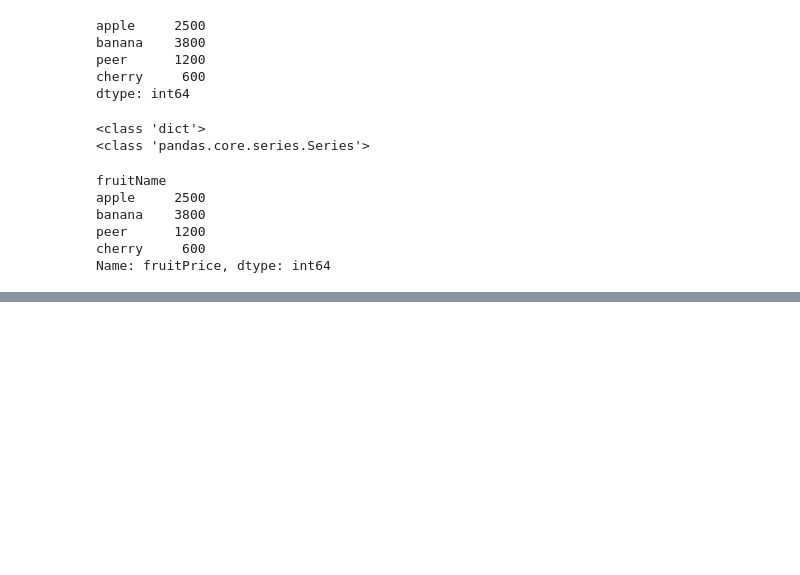
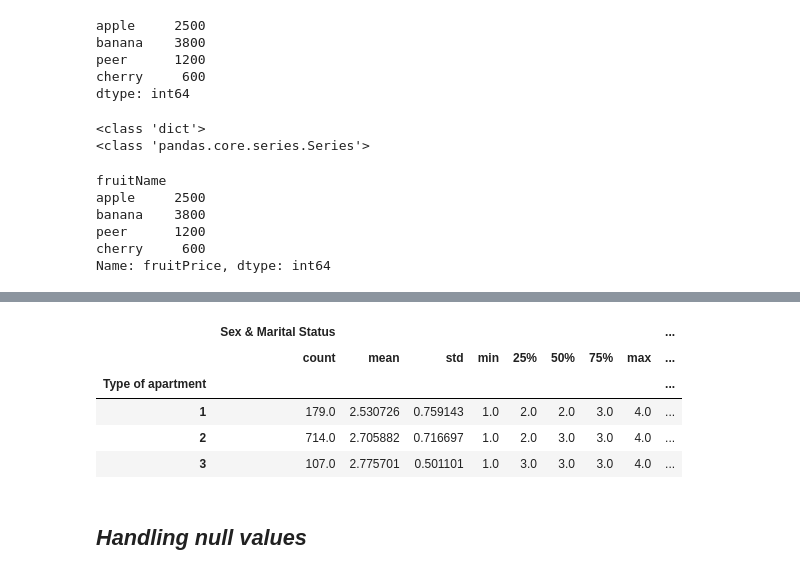
Before and after one commit to tak-jj/TIL, a Jupyter notebook: 2022-10-19/00.Pandas.ipynb, the cells around one changed output, grey strips where cells are left out. Cells and saved outputs as stored; diff of their text form; code cells hidden in the pictures; blank space fills up the shorter version.

```diff
--- a/2022-10-19/00.Pandas.ipynb
+++ b/2022-10-19/00.Pandas.ipynb
@@ -64,0 +337,6 @@ Name: fruitPrice, dtype: int64
+# %%
+import pandas as pd
+
+german = pd.read_csv('http://freakonometrics.free.fr/german_credit.csv') #get data use url
+
+type(german) #check datatype
@@ -64,0 +462,4 @@ Name: fruitPrice, dtype: int64
+# %%
+german_sample = german[['Type of apartment', 'Sex & Marital Status', 'Credit Amount']]
+
+print(german_sample.head())
@@ -64,0 +473,6 @@ Name: fruitPrice, dtype: int64
+# %%
+german_grouped = german_sample.groupby('Type of apartment') #group other values using column
+
+for type, group in german_grouped:
+    print(type)
+    print(group.head())
@@ -64,0 +519,11 @@ Name: fruitPrice, dtype: int64
+# %%
+german_grouped.describe()
+# %% [output]
+|  | Sex & Marital Status |  |  |  |  |  |  |  | ... |
+|  | count | mean | std | min | 25% | 50% | 75% | max | ... |
+| Type of apartment |  |  |  |  |  |  |  |  | ... |
+| 1 | 179.0 | 2.530726 | 0.759143 | 1.0 | 2.0 | 2.0 | 3.0 | 4.0 | ... |
+| 2 | 714.0 | 2.705882 | 0.716697 | 1.0 | 2.0 | 3.0 | 3.0 | 4.0 | ... |
+| 3 | 107.0 | 2.775701 | 0.501101 | 1.0 | 3.0 | 3.0 | 3.0 | 4.0 | ... |
+# %% [markdown]
+## *Handling null values*
```
Also changed, not shown: parts of 53 cells of this notebook, 5 other files.
